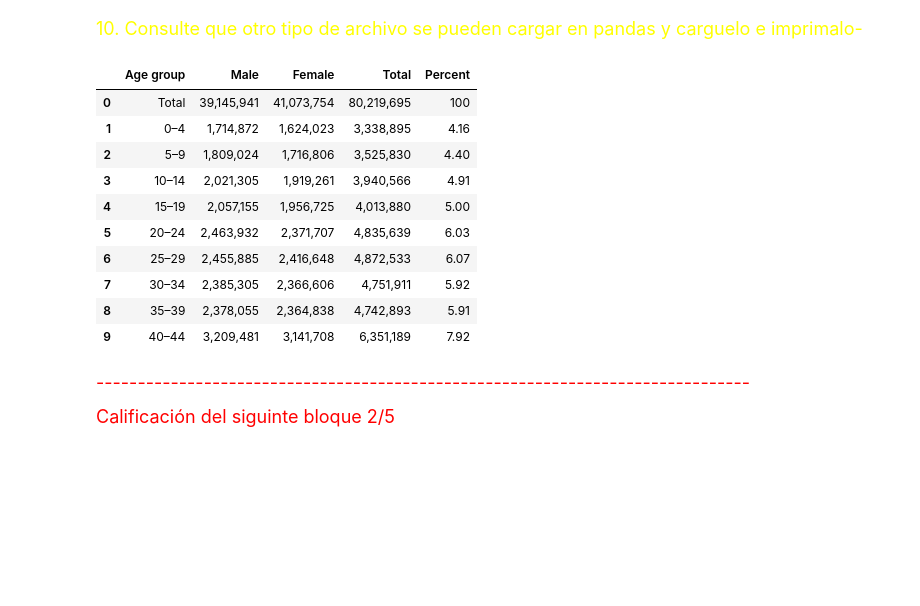
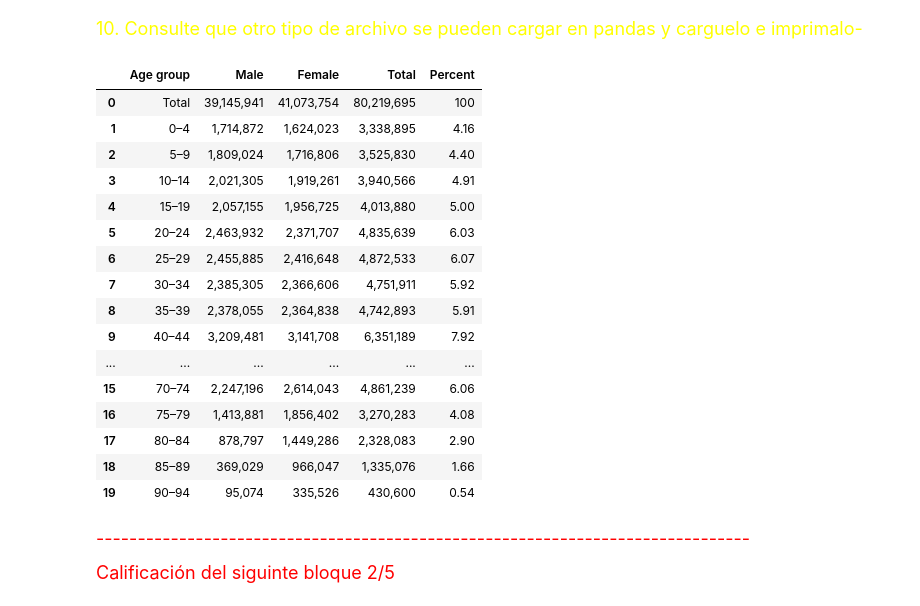
Before and after one commit to juan1jose3/pandas_stuff, a Jupyter notebook: TallerPythonPandas/notebooks/TallerPythonPandas.ipynb, the cells around one changed output. Saved outputs shown, nothing was run; the diff lists cells and outputs as text; code cells hidden in the pictures; blank space fills up the shorter version.

```diff
--- a/TallerPythonPandas/notebooks/TallerPythonPandas.ipynb
+++ b/TallerPythonPandas/notebooks/TallerPythonPandas.ipynb
@@ -207,20 +207,26 @@ xml_data.head(10)
 # %%
 # leer tablas cuando se copia o pega la tabla, jajaja me funcionó con la tabla en está pagina, copia y pega la tabla y corre esto https://en.wikipedia.org/wiki/Demographics_of_Germany
 
 clip_board = pd.read_clipboard()
-clip_board.head(10)
+clip_board.head(20)
 # %% [output]
 |  | Age group | Male | Female | Total | Percent |
 | 0 | Total | 39,145,941 | 41,073,754 | 80,219,695 | 100 |
 | 1 | 0–4 | 1,714,872 | 1,624,023 | 3,338,895 | 4.16 |
 | 2 | 5–9 | 1,809,024 | 1,716,806 | 3,525,830 | 4.40 |
 | 3 | 10–14 | 2,021,305 | 1,919,261 | 3,940,566 | 4.91 |
 | 4 | 15–19 | 2,057,155 | 1,956,725 | 4,013,880 | 5.00 |
 | 5 | 20–24 | 2,463,932 | 2,371,707 | 4,835,639 | 6.03 |
 | 6 | 25–29 | 2,455,885 | 2,416,648 | 4,872,533 | 6.07 |
 | 7 | 30–34 | 2,385,305 | 2,366,606 | 4,751,911 | 5.92 |
 | 8 | 35–39 | 2,378,055 | 2,364,838 | 4,742,893 | 5.91 |
 | 9 | 40–44 | 3,209,481 | 3,141,708 | 6,351,189 | 7.92 |
+| ... | ... | ... | ... | ... | ... |
+| 15 | 70–74 | 2,247,196 | 2,614,043 | 4,861,239 | 6.06 |
+| 16 | 75–79 | 1,413,881 | 1,856,402 | 3,270,283 | 4.08 |
+| 17 | 80–84 | 878,797 | 1,449,286 | 2,328,083 | 2.90 |
+| 18 | 85–89 | 369,029 | 966,047 | 1,335,076 | 1.66 |
+| 19 | 90–94 | 95,074 | 335,526 | 430,600 | 0.54 |
 # %% [markdown]
 <font color="red" size = "4" face = "small fonts">-------------------------------------------------------------------------------</font></center><br>
 
```
Also changed, not shown: parts of 4 cells of this notebook, 2 other files.
